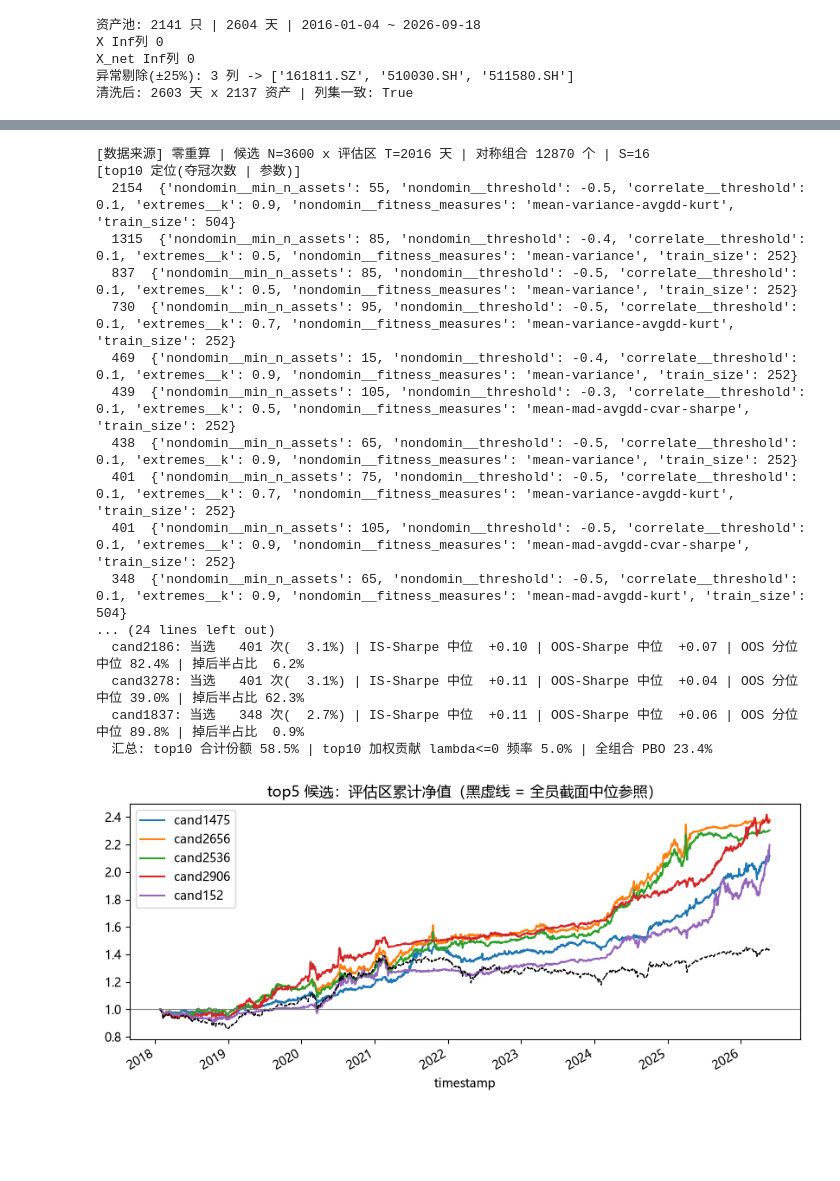
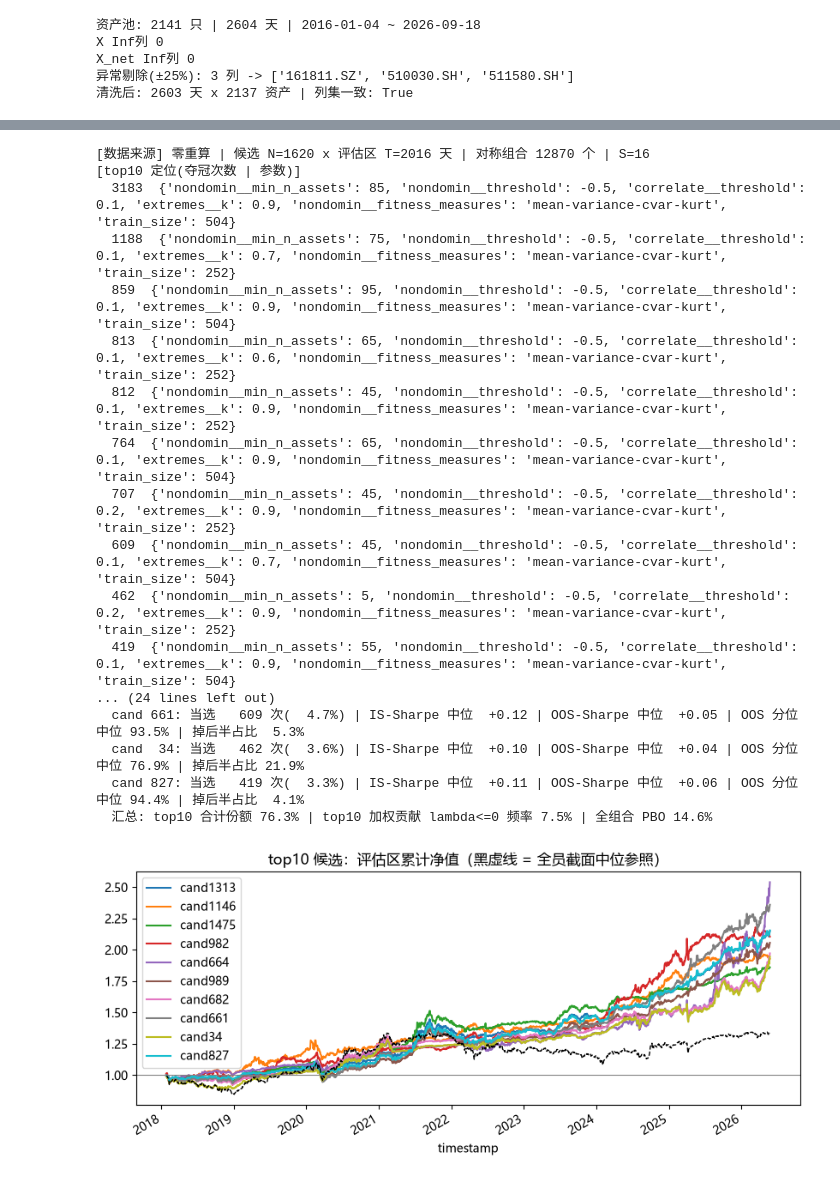
Before and after one commit to wang-jinghui/machine-learning-for-trading, a Jupyter notebook: case_studies/lazy_trading/CSCV_PBO_V3.ipynb, the cells around one changed output, grey strips where cells are left out. Drawn from its saved outputs; the diff is of its cells as text; code cells hidden in the pictures; blank space fills up the shorter version.

````diff
--- a/case_studies/lazy_trading/CSCV_PBO_V3.ipynb
+++ b/case_studies/lazy_trading/CSCV_PBO_V3.ipynb
@@ -93,22 +70,22 @@ X_net Inf列 0
 ```
 # %%
-search_space = {'nondomin__min_n_assets': {'low': 25, 'high': 55, 'step': 10},
- 'nondomin__threshold': {'low': -0.5, 'high': -0.3, 'step': 0.1},
- 'correlate__threshold': {'low': 0.1, 'high': 0.9, 'step': 0.4},
- 'extremes__k': {'low': 0.1, 'high': 0.9, 'step': 0.4},
+search_space = {'nondomin__min_n_assets': {'low': 5, 'high': 95, 'step': 10},
+ 'nondomin__threshold': {'low': -0.5, 'high': -0.5, 'step': 0.1},
+ 'correlate__threshold': {'low': 0.1, 'high': 0.9, 'step': 0.1},
+ 'extremes__k': {'low': 0.1, 'high': 0.9, 'step': 0.1},
  'nondomin__fitness_measures': [
-    "sharpe-cvar",
-    "sortino-semivariance",
-    "calmar-variance",
-    "mean-variance-avgdd",
-    "mean-semivariance-maxdd",
-    "mean-semideviation-kurt",
-    "mean-mad-semideviation-calmar",
-    "mean-variance-mad-sortino",
-    "mean-kurt-calmar-sharpe",
-    "mean-mad-maxdd-avgdd-cvar",
-    "mean-semivariance-avgdd-kurt-sharpe",
-    "mean-semideviation-maxdd-cvar-sortino",
+    #'mean-semideviation-avgdd-kurt',
+    #'mean-semideviation-maxdd-kurt',
+    #'mean-semideviation-cvar-kurt',
+    #'mean-variance-avgdd-kurt',
+    #'mean-variance-maxdd-kurt',
+    'mean-variance-cvar-kurt',
+    #'mean-mad-avgdd-kurt',
+    #'mean-mad-maxdd-kurt',
+    #'mean-mad-cvar-kurt',
+    #'mean-std-avgdd-kurt',
+    #'mean-std-maxdd-kurt',
+    #'mean-std-cvar-kurt',
     ],
  'train_size': {'low': 252, 'high': 504, 'step': 252}}  # inner train size
 log_print(search_space, section='Search Space', echo=False)
@@ -156,25 +135,25 @@ plot_cscv(out)                                          # lambda 分布图
 # %%
 log_print(build_topk_report(out, k=10),section="topK 冠军候选样本外验收报告",echo=True)      # topK 冠军候选验收（文本,零重算）
 # %% [output]
-[数据来源] 零重算 | 候选 N=3600 x 评估区 T=2016 天 | 对称组合 12870 个 | S=16
+[数据来源] 零重算 | 候选 N=1620 x 评估区 T=2016 天 | 对称组合 12870 个 | S=16
 [top10 定位(夺冠次数 | 参数)]
-  2154  {'nondomin__min_n_assets': 55, 'nondomin__threshold': -0.5, 'correlate__threshold': 0.1, 'extremes__k': 0.9, 'nondomin__fitness_measures': 'mean-variance-avgdd-kurt', 'train_size': 504}
-  1315  {'nondomin__min_n_assets': 85, 'nondomin__threshold': -0.4, 'correlate__threshold': 0.1, 'extremes__k': 0.5, 'nondomin__fitness_measures': 'mean-variance', 'train_size': 252}
-  837  {'nondomin__min_n_assets': 85, 'nondomin__threshold': -0.5, 'correlate__threshold': 0.1, 'extremes__k': 0.5, 'nondomin__fitness_measures': 'mean-variance', 'train_size': 252}
-  730  {'nondomin__min_n_assets': 95, 'nondomin__threshold': -0.5, 'correlate__threshold': 0.1, 'extremes__k': 0.7, 'nondomin__fitness_measures': 'mean-variance-avgdd-kurt', 'train_size': 252}
-  469  {'nondomin__min_n_assets': 15, 'nondomin__threshold': -0.4, 'correlate__threshold': 0.1, 'extremes__k': 0.9, 'nondomin__fitness_measures': 'mean-variance', 'train_size': 252}
-  439  {'nondomin__min_n_assets': 105, 'nondomin__threshold': -0.3, 'correlate__threshold': 0.1, 'extremes__k': 0.5, 'nondomin__fitness_measures': 'mean-mad-avgdd-cvar-sharpe', 'train_size': 252}
-  438  {'nondomin__min_n_assets': 65, 'nondomin__threshold': -0.5, 'correlate__threshold': 0.1, 'extremes__k': 0.9, 'nondomin__fitness_measures': 'mean-variance', 'train_size': 252}
-  401  {'nondomin__min_n_assets': 75, 'nondomin__threshold': -0.5, 'correlate__threshold': 0.1, 'extremes__k': 0.7, 'nondomin__fitness_measures': 'mean-variance-avgdd-kurt', 'train_size': 252}
-  401  {'nondomin__min_n_assets': 105, 'nondomin__threshold': -0.5, 'correlate__threshold': 0.1, 'extremes__k': 0.9, 'nondomin__fitness_measures': 'mean-mad-avgdd-cvar-sharpe', 'train_size': 252}
-  348  {'nondomin__min_n_assets': 65, 'nondomin__threshold': -0.5, 'correlate__threshold': 0.1, 'extremes__k': 0.9, 'nondomin__fitness_measures': 'mean-mad-avgdd-kurt', 'train_size': 504}
+  3183  {'nondomin__min_n_assets': 85, 'nondomin__threshold': -0.5, 'correlate__threshold': 0.1, 'extremes__k': 0.9, 'nondomin__fitness_measures': 'mean-variance-cvar-kurt', 'train_size': 504}
+  1188  {'nondomin__min_n_assets': 75, 'nondomin__threshold': -0.5, 'correlate__threshold': 0.1, 'extremes__k': 0.7, 'nondomin__fitness_measures': 'mean-variance-cvar-kurt', 'train_size': 252}
+  859  {'nondomin__min_n_assets': 95, 'nondomin__threshold': -0.5, 'correlate__threshold': 0.1, 'extremes__k': 0.9, 'nondomin__fitness_measures': 'mean-variance-cvar-kurt', 'train_size': 504}
+  813  {'nondomin__min_n_assets': 65, 'nondomin__threshold': -0.5, 'correlate__threshold': 0.1, 'extremes__k': 0.6, 'nondomin__fitness_measures': 'mean-variance-cvar-kurt', 'train_size': 252}
+  812  {'nondomin__min_n_assets': 45, 'nondomin__threshold': -0.5, 'correlate__threshold': 0.1, 'extremes__k': 0.9, 'nondomin__fitness_measures': 'mean-variance-cvar-kurt', 'train_size': 252}
+  764  {'nondomin__min_n_assets': 65, 'nondomin__threshold': -0.5, 'correlate__threshold': 0.1, 'extremes__k': 0.9, 'nondomin__fitness_measures': 'mean-variance-cvar-kurt', 'train_size': 504}
+  707  {'nondomin__min_n_assets': 45, 'nondomin__threshold': -0.5, 'correlate__threshold': 0.2, 'extremes__k': 0.9, 'nondomin__fitness_measures': 'mean-variance-cvar-kurt', 'train_size': 252}
+  609  {'nondomin__min_n_assets': 45, 'nondomin__threshold': -0.5, 'correlate__threshold': 0.1, 'extremes__k': 0.7, 'nondomin__fitness_measures': 'mean-variance-cvar-kurt', 'train_size': 504}
+  462  {'nondomin__min_n_assets': 5, 'nondomin__threshold': -0.5, 'correlate__threshold': 0.2, 'extremes__k': 0.9, 'nondomin__fitness_measures': 'mean-variance-cvar-kurt', 'train_size': 252}
+  419  {'nondomin__min_n_assets': 55, 'nondomin__threshold': -0.5, 'correlate__threshold': 0.1, 'extremes__k': 0.9, 'nondomin__fitness_measures': 'mean-variance-cvar-kurt', 'train_size': 504}
 ... (24 lines left out)
-  cand2186: 当选   401 次(  3.1%) | IS-Sharpe 中位  +0.10 | OOS-Sharpe 中位  +0.07 | OOS 分位中位 82.4% | 掉后半占比  6.2%
-  cand3278: 当选   401 次(  3.1%) | IS-Sharpe 中位  +0.11 | OOS-Sharpe 中位  +0.04 | OOS 分位中位 39.0% | 掉后半占比 62.3%
-  cand1837: 当选   348 次(  2.7%) | IS-Sharpe 中位  +0.11 | OOS-Sharpe 中位  +0.06 | OOS 分位中位 89.8% | 掉后半占比  0.9%
-  汇总: top10 合计份额 58.5% | top10 加权贡献 lambda<=0 频率 5.0% | 全组合 PBO 23.4%
+  cand 661: 当选   609 次(  4.7%) | IS-Sharpe 中位  +0.12 | OOS-Sharpe 中位  +0.05 | OOS 分位中位 93.5% | 掉后半占比  5.3%
+  cand  34: 当选   462 次(  3.6%) | IS-Sharpe 中位  +0.10 | OOS-Sharpe 中位  +0.04 | OOS 分位中位 76.9% | 掉后半占比 21.9%
+  cand 827: 当选   419 次(  3.3%) | IS-Sharpe 中位  +0.11 | OOS-Sharpe 中位  +0.06 | OOS 分位中位 94.4% | 掉后半占比  4.1%
+  汇总: top10 合计份额 76.3% | top10 加权贡献 lambda<=0 频率 7.5% | 全组合 PBO 14.6%
 # %%
-plot_topk(out, k=5)                     # topK 评估区累计净值（黑虚线=全员截面中位）
+plot_topk(out, k=10)                     # topK 评估区累计净值（黑虚线=全员截面中位）
 # %% [output]
-[figure, old version]
+[figure, new version]
 # %%
````
Also changed, not shown: parts of 19 cells of this notebook.
